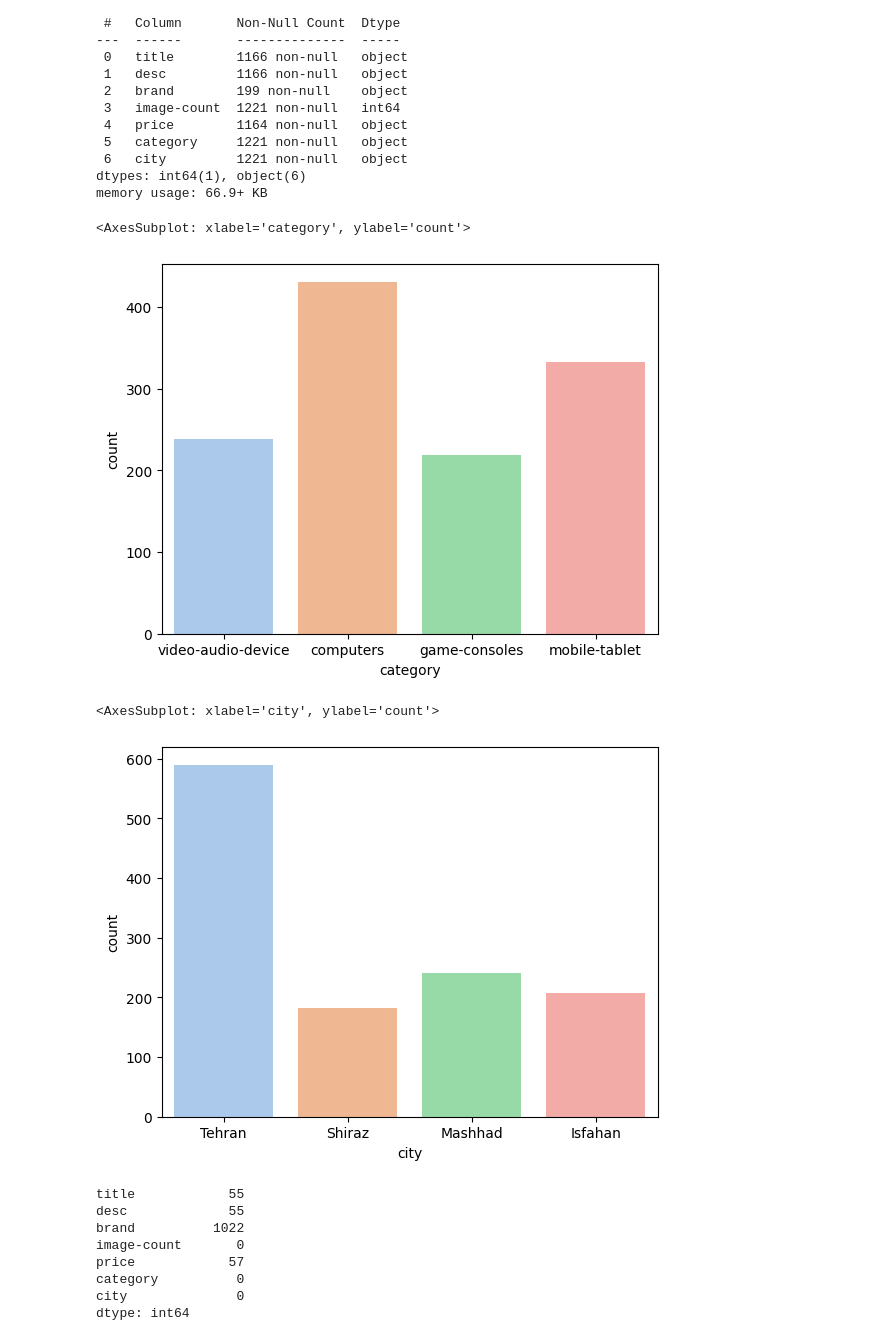
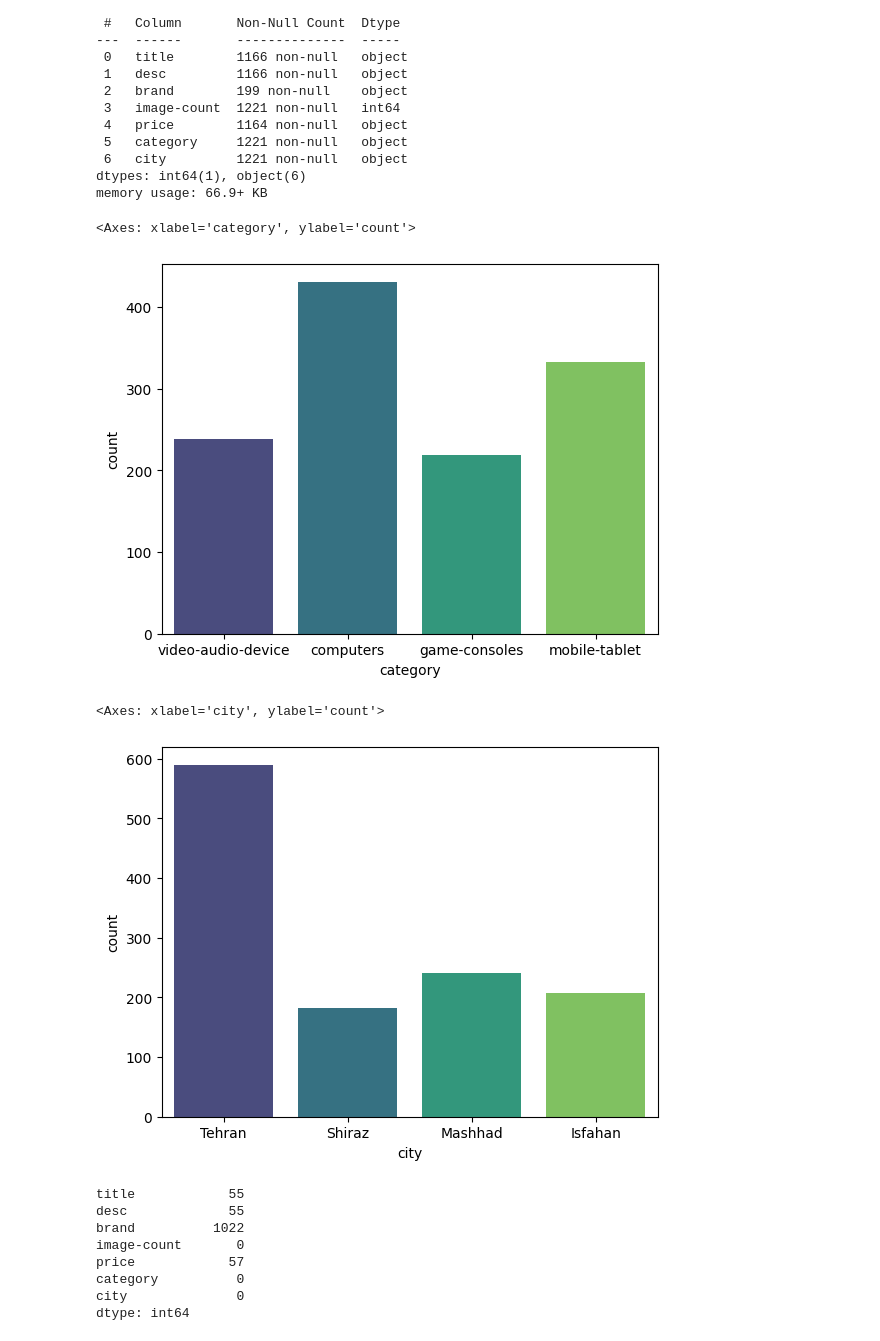
Before and after one commit to Ehyaee/MLSD_HW1, a Jupyter notebook: MLSD_HW1.ipynb, the cells around one changed output. Drawn from its saved outputs; the diff is of its cells as text; code cells hidden in the pictures.

```diff
--- a/MLSD_HW1.ipynb
+++ b/MLSD_HW1.ipynb
@@ -183,12 +204,9 @@ with open('data/data.csv', 'w', newline='') as csv_file:
     <h3 style="padding-bottom: 20px;">تحلیل اکتشافی داده</h3>
 </div>
 # %%
-import numpy as np
-import pandas as pd
-import seaborn as sns
-import re
+df = pd.read_csv("data.csv")
+# df = pd.read_csv("data/data.csv")
 
-df = pd.read_csv("data/data.csv")
 df.head()
 # %% [output]
 |  | title | desc | brand | image-count | price | category | city |
@@ -215,15 +233,15 @@ Data columns (total 7 columns):
 dtypes: int64(1), object(6)
 memory usage: 66.9+ KB
 # %%
-sns.countplot(x='category', data=df, palette='pastel')
+sns.countplot(x='category', data=df, palette='viridis')
 # %% [output]
-<AxesSubplot: xlabel='category', ylabel='count'>
+<Axes: xlabel='category', ylabel='count'>
-[figure, old version]
+[figure, new version]
 # %%
-sns.countplot(x='city', data=df, palette='pastel')
+sns.countplot(x='city', data=df, palette='viridis')
 # %% [output]
-<AxesSubplot: xlabel='city', ylabel='count'>
+<Axes: xlabel='city', ylabel='count'>
-[figure, old version]
+[figure, new version]
 # %%
 df.isnull().sum()
 # %% [output]
```
Also changed, not shown: parts of 41 cells of this notebook.
